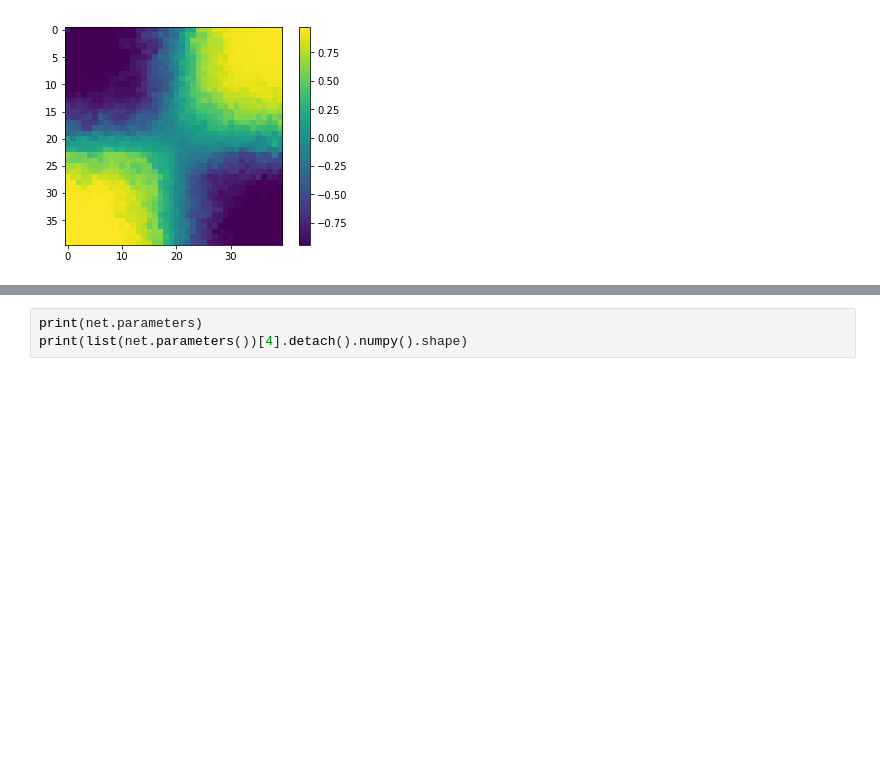
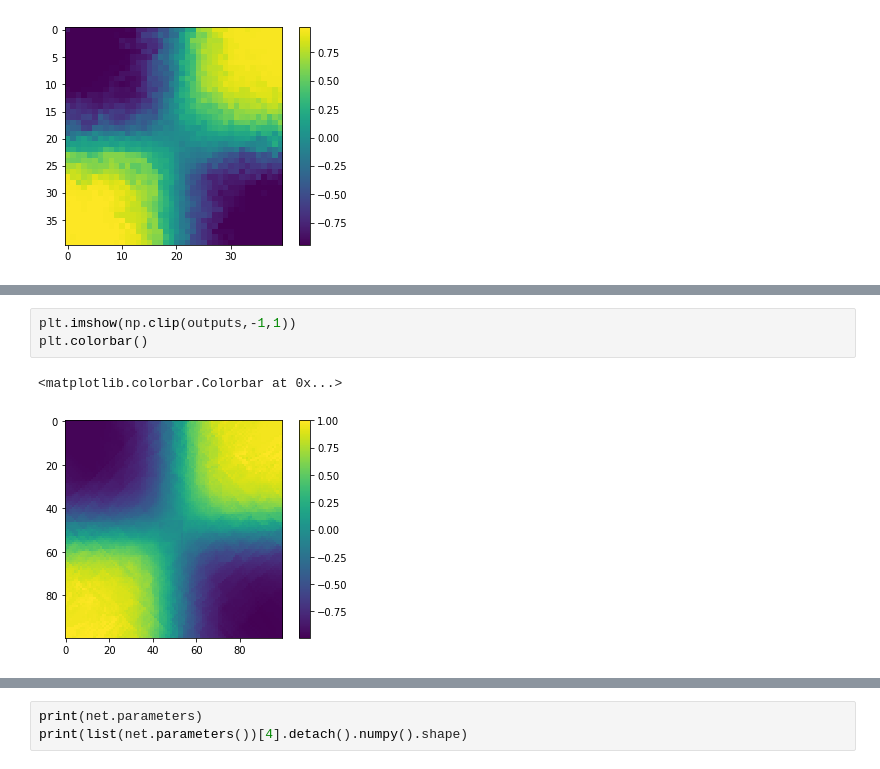
Before and after one commit to superrrpotato/Acc-Timing, a Jupyter notebook: XOR_tracking.ipynb, the cells around one changed output, grey strips where cells are left out. Drawn from its saved outputs; the diff is of its cells as text; blank space fills up the shorter version.

```diff
--- a/XOR_tracking.ipynb
+++ b/XOR_tracking.ipynb
@@ -102,0 +85,6 @@ tensor(0.9752, grad_fn=<DivBackward0>)
+# %%
+plt.imshow(np.clip(outputs,-1,1))
+plt.colorbar()
+# %% [output]
+<matplotlib.colorbar.Colorbar at 0x...>
+[figure, added]
```
Also changed, not shown: parts of 7 cells of this notebook, 4 other files.
